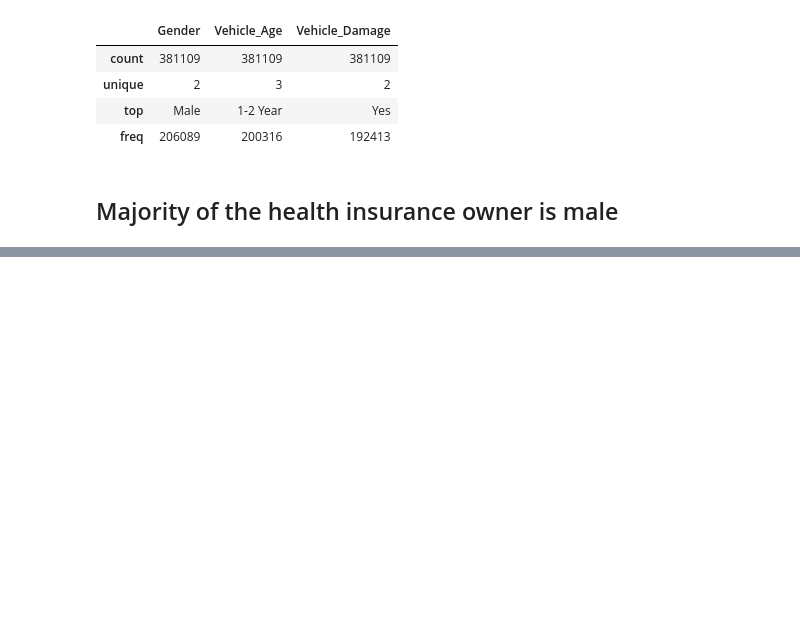
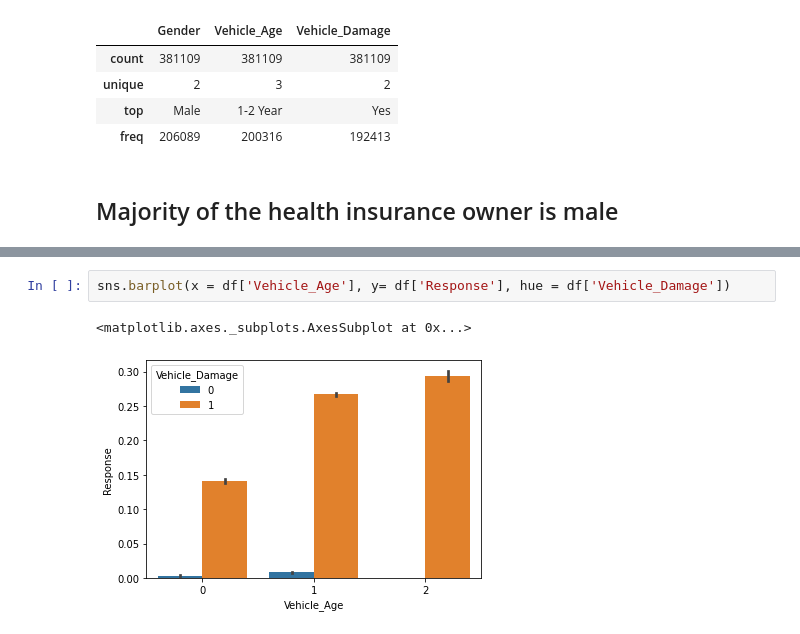
Before and after one commit to tnatani/Health-Insurance-Cross-Sell-Prediction, a Jupyter notebook: Copy_of_HEALTH_INSURANCE_CROSS_SELL_PREDICTION.ipynb, the cells around one changed output, grey strips where cells are left out. Drawn from its saved outputs; the diff is of its cells as text; blank space fills up the shorter version.

```diff
--- a/Copy_of_HEALTH_INSURANCE_CROSS_SELL_PREDICTION.ipynb
+++ b/Copy_of_HEALTH_INSURANCE_CROSS_SELL_PREDICTION.ipynb
@@ -164,0 +413,5 @@ df.describe(include = 'O')
+# %%
+sns.barplot(x = df['Vehicle_Age'], y= df['Response'], hue = df['Vehicle_Damage'])
+# %% [output]
+<matplotlib.axes._subplots.AxesSubplot at 0x...>
+[figure, added]
```
Also changed, not shown: parts of 43 cells of this notebook.
